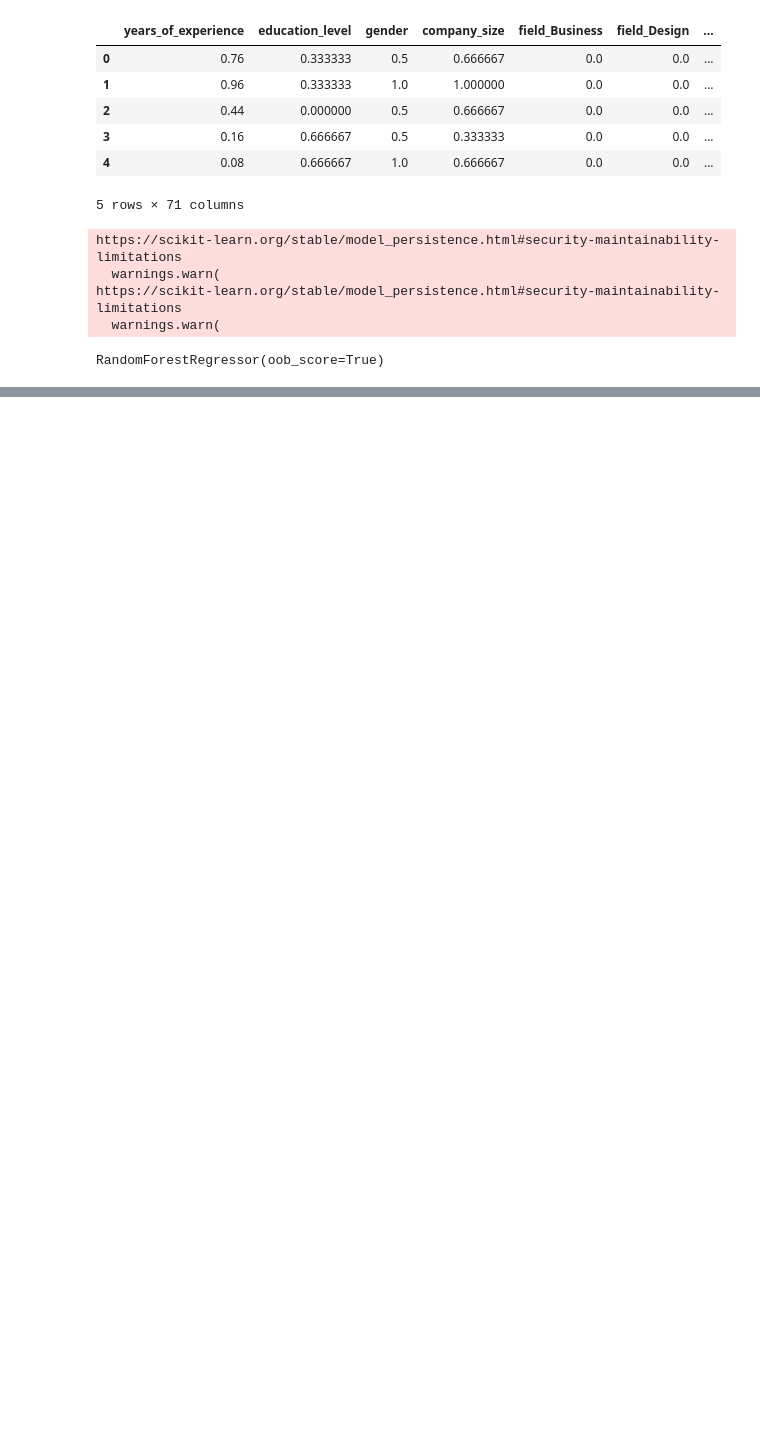
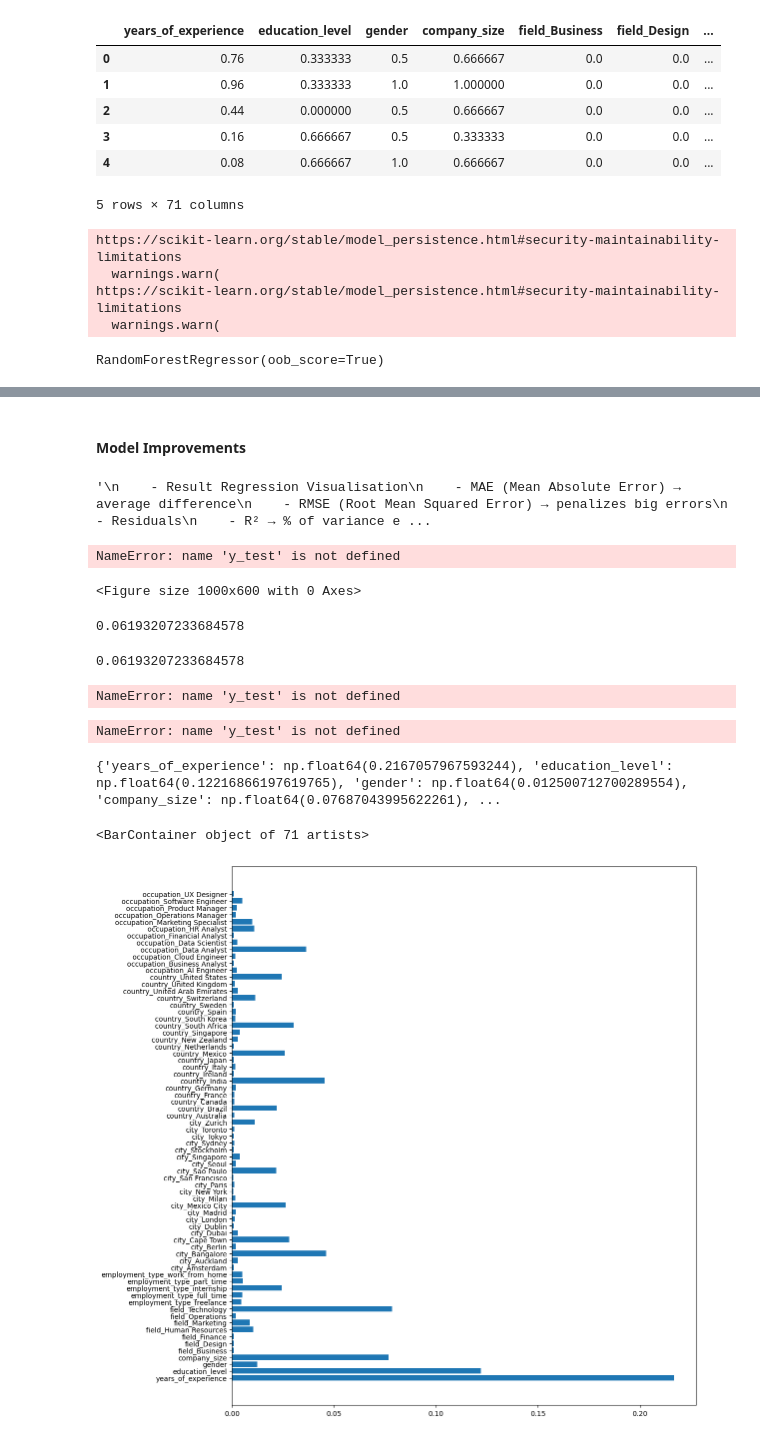
Before and after one commit to KaraniAbdellah/Job_Market, a Jupyter notebook: evaluation.ipynb, the cells around one changed output, grey strips where cells are left out. Cells and saved outputs as stored; diff of their text form; code cells hidden in the pictures; blank space fills up the shorter version.

Commit message:
feat: add TEST SET and remove Normalisation Part

```diff
--- a/evaluation.ipynb
+++ b/evaluation.ipynb
@@ -35,0 +67,19 @@ TypeError: ForestRegressor.predict() missing 1 required positional argument: 'X'
+# %% [markdown]
+#### Model Improvements
+# %%
+'''
+    - Result Regression Visualisation
+    - MAE (Mean Absolute Error) → average difference
+    - RMSE (Root Mean Squared Error) → penalizes big errors
+    - Residuals
+    - R² → % of variance explained by model
+    - Feature Importance: mesure how much each feature combined to the model
+    - Update The Model Paramters like (n_estimators, max_depth, max_features, ...) WITH GridSearchCV
+'''
+# PROBLEM: HOW I CAN DEAL WITH NORMALIZED DATA
+
+# Visualtion Of MEA, RMSE, ...
+# How we can use This MEA, .. to improve the model
+# Improve Model Performance
+# %% [output]
+'\n    - Result Regression Visualisation\n    - MAE (Mean Absolute Error) → average difference\n    - RMSE (Root Mean Squared Error) → penalizes big errors\n    - Residuals\n    - R² → % of variance e ...
@@ -35,0 +90,42 @@ TypeError: ForestRegressor.predict() missing 1 required positional argument: 'X'
+# %%
+# Visualizing The Regression Results: Predicted vs Actual Visualtion
+# FROM: https://codesignal.com/learn/courses/regression-analysis-to-model-diamond-prices/lessons/visualizing-actual-vs-predicted-prices-in-regression-models
+
+plt.figure(figsize=(10, 6))
+
+# Add Scatter For Visuale The Points
+plt.scatter(y_test, y_pred, edgecolors="w")
+plt.ylabel("Prediction")
+plt.ylabel("Actual")
+plt.title('Actual vs Predicted Salary')
+
+# Visuale The Line For The Prefect Prediction
+limits = [y_test.min(), y_test.max()]
+plt.plot(limits, limits, color="red", linestyle="-", ) # draw line with coordinate (x1, y1) and (x2, y2)
+# %% [output]
+NameError: name 'y_test' is not defined
+<Figure size 1000x600 with 0 Axes>
+# %%
+# Get Mean Absolute Error (MAE)
+mae_val = sum(abs(y_pred_real_df["salary"] - y_pred_real_df["salary_pred"])) / y_pred_real_df["salary"].size
+print(mae_val)
+mae(y_pred=y_pred_real_df["salary_pred"], y_true=y_pred_real_df["salary"])
+# %% [output]
+0.06193207233684578
+0.06193207233684578
+# %%
+# Root Mean Squared Error (RMSE)
+rmse_val = sqrt(sum(pow(y_pred_real_df["salary"] - y_pred_real_df["salary_pred"], 2)) / y_test.count())
+print(rmse_val)
+rmse(y_pred=y_pred_real_df["salary_pred"], y_true=y_pred_real_df["salary"])
+# %% [output]
+NameError: name 'y_test' is not defined
+# %%
+# Get R²
+mean_y_test_set = y_test.mean()
+r_2_val = 1 - (sum(pow(y_pred_real_df["salary"] - y_pred_real_df["salary_pred"], 2)) / sum(pow(y_pred_real_df["salary"] - mean_y_test_set, 2)))
+print(r_2_val)
+
+r_2(y_pred=y_pred_real_df["salary_pred"], y_true=y_pred_real_df["salary"])
+# %% [output]
+NameError: name 'y_test' is not defined
@@ -35,0 +134,16 @@ TypeError: ForestRegressor.predict() missing 1 required positional argument: 'X'
+# %%
+# Features Importance
+features_names = model.feature_names_in_
+features_importances = model.feature_importances_
+dic_f = {}
+for i in range(len(features_names)):
+    dic_f[features_names[i]] = features_importances[i]
+print(dic_f)
+
+# Visuale The Feature Importance
+plt.figure(figsize=(12, 14))
+plt.barh(features_names, features_importances)
+# %% [output]
+{'years_of_experience': np.float64(0.2167057967593244), 'education_level': np.float64(0.12216866197619765), 'gender': np.float64(0.012500712700289554), 'company_size': np.float64(0.07687043995622261), ...
+<BarContainer object of 71 artists>
+[figure, added]
```
Also changed, not shown: parts of 7 cells of this notebook, 4 other files.
